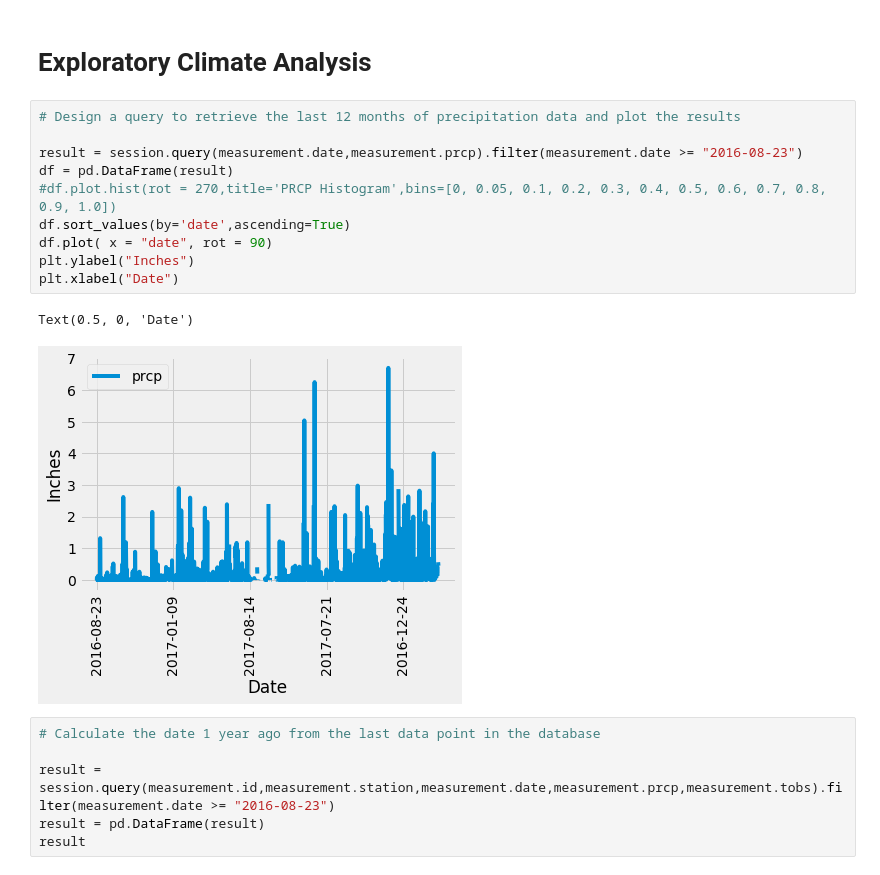
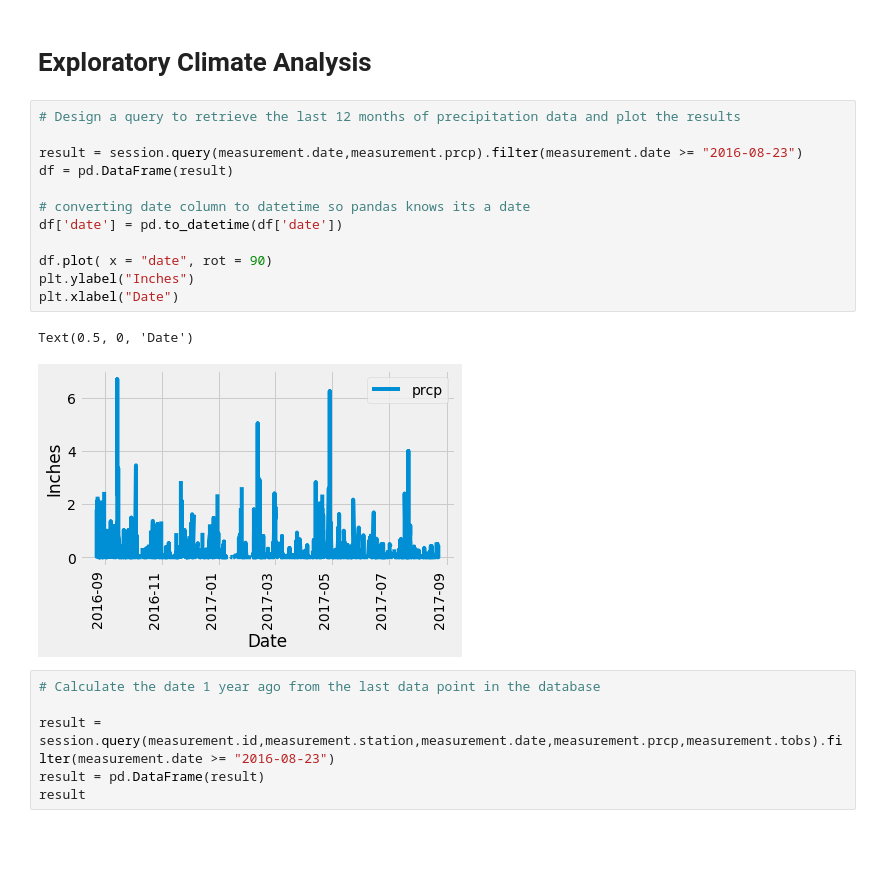
Before and after one commit to gpolavaram0/sqlalchemy-challenge, a Jupyter notebook: sqlalchemy-challenge-checkpoint.ipynb, the cells around one changed output. Drawn from its saved outputs; the diff is of its cells as text; blank space fills up the shorter version.

```diff
--- a/sqlalchemy-challenge-checkpoint.ipynb
+++ b/sqlalchemy-challenge-checkpoint.ipynb
@@ -52,16 +52,18 @@ session = Session(engine)
 # %%
 # Design a query to retrieve the last 12 months of precipitation data and plot the results
 
 result = session.query(measurement.date,measurement.prcp).filter(measurement.date >= "2016-08-23")
 df = pd.DataFrame(result)
-#df.plot.hist(rot = 270,title='PRCP Histogram',bins=[0, 0.05, 0.1, 0.2, 0.3, 0.4, 0.5, 0.6, 0.7, 0.8, 0.9, 1.0])
-df.sort_values(by='date',ascending=True)
+
+# converting date column to datetime so pandas knows its a date
+df['date'] = pd.to_datetime(df['date'])
+
 df.plot( x = "date", rot = 90)
 plt.ylabel("Inches")
 plt.xlabel("Date")
 # %% [output]
 Text(0.5, 0, 'Date')
-[figure, old version]
+[figure, new version]
 # %%
 # Calculate the date 1 year ago from the last data point in the database
 
```
